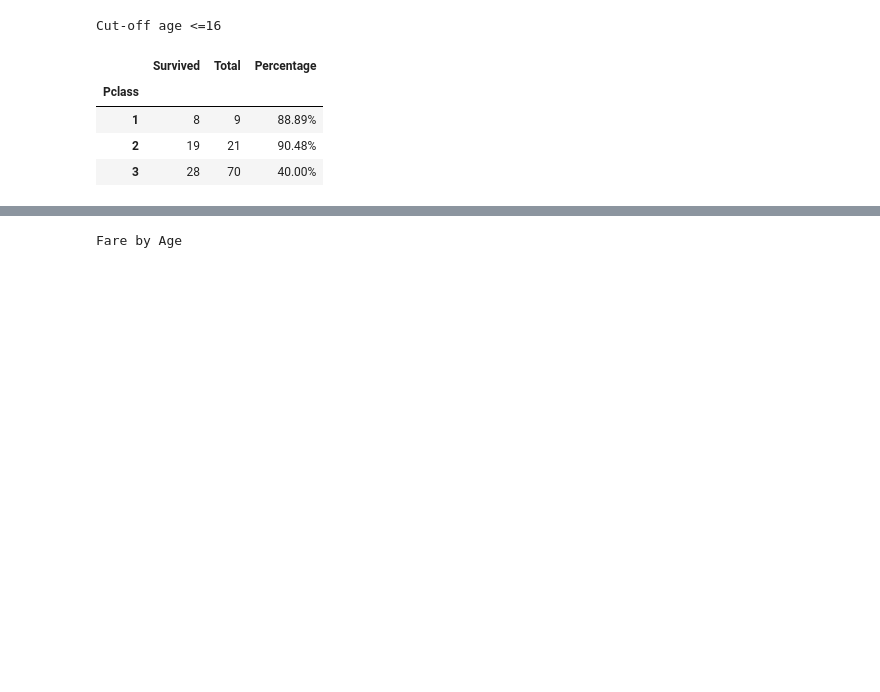
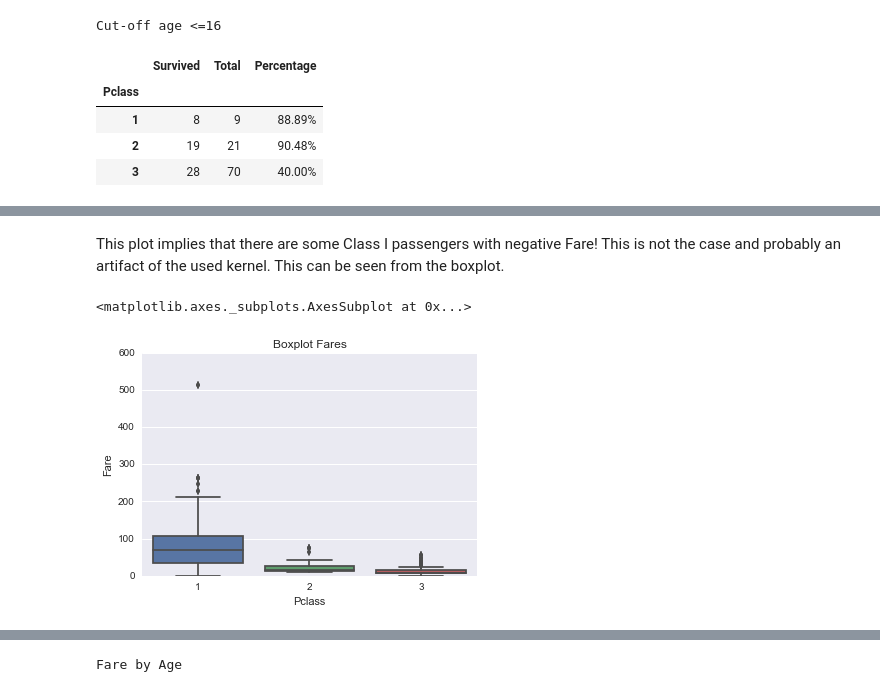
Before and after one commit to popolvar/udacity-dand-P2-titanic, a Jupyter notebook: Konecny P2 - Titanic.ipynb, the cells around one changed output, grey strips where cells are left out. Drawn from its saved outputs; the diff is of its cells as text; code cells hidden in the pictures; blank space fills up the shorter version.

```diff
--- a/Konecny P2 - Titanic.ipynb
+++ b/Konecny P2 - Titanic.ipynb
@@ -263,0 +272,9 @@ The ticket price often included the cost of a train ticket to the port, so the f
+# %% [markdown]
+This plot implies that there are some Class I passengers with negative Fare! This is not the case and probably an artifact of the used kernel. This can be seen from the boxplot.
+# %%
+ax =plt.axes()
+ax.set_title('Boxplot Fares')
+sns.boxplot(x="Pclass", y="Fare",data=passengers_df_age)
+# %% [output]
+<matplotlib.axes._subplots.AxesSubplot at 0x...>
+[figure, added]
```
Also changed, not shown: parts of 6 cells of this notebook.
